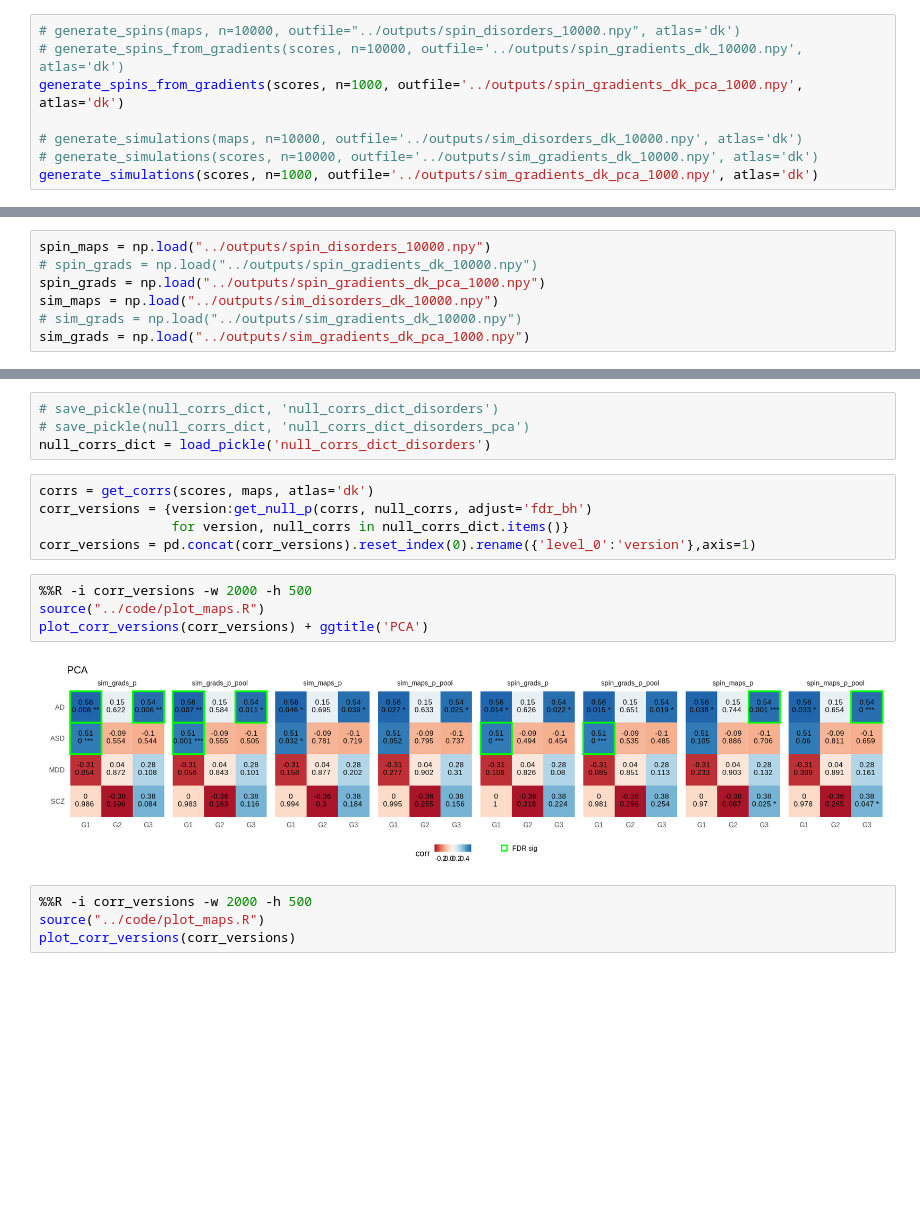
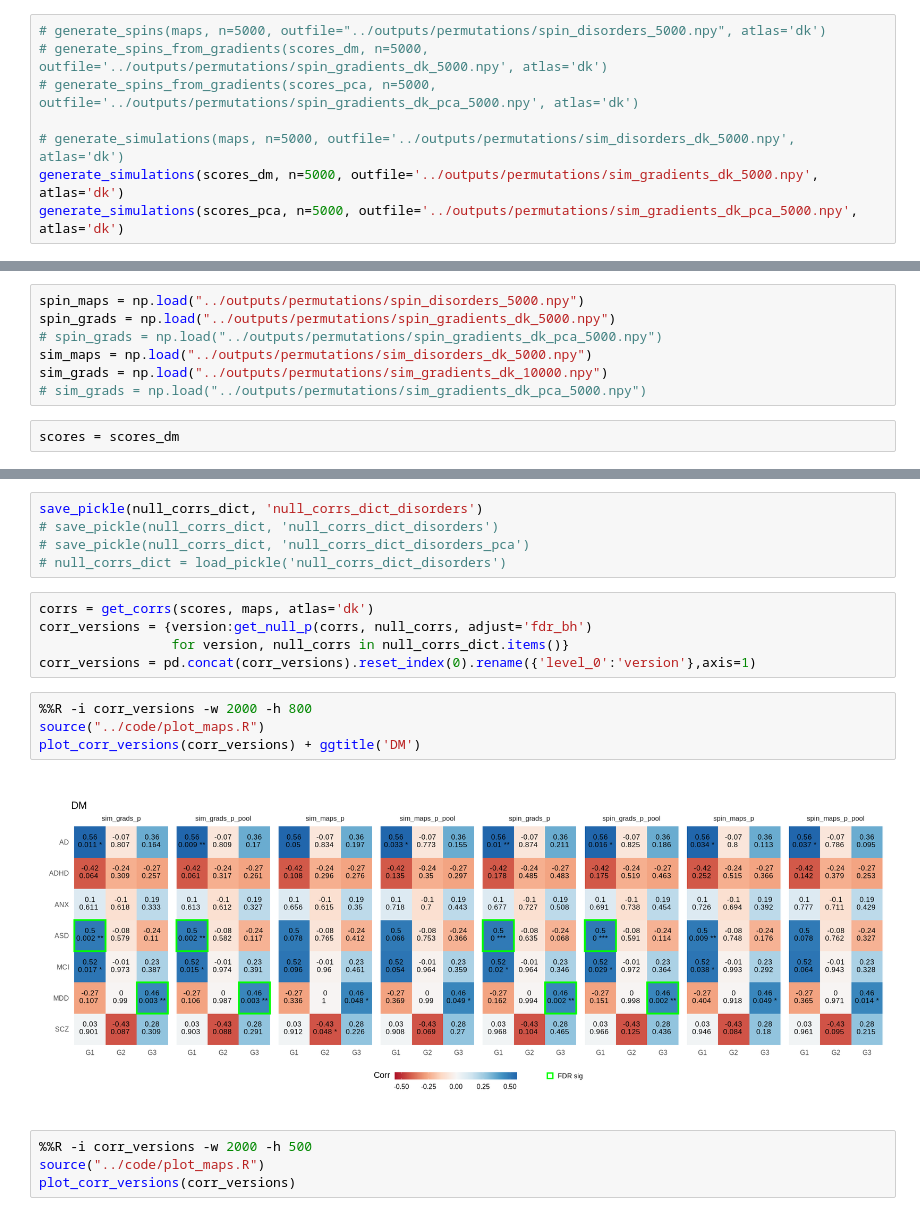
Before and after one commit to richardajdear/AHBA_gradients, a Jupyter notebook: notebooks/disorder_maps.ipynb, the cells around one changed output, grey strips where cells are left out. Saved outputs shown, nothing was run; the diff lists cells and outputs as text; blank space fills up the shorter version.

```diff
--- a/notebooks/disorder_maps.ipynb
+++ b/notebooks/disorder_maps.ipynb
@@ -53,8 +251,8 @@ get_corrs(scores, maps, atlas='dk')
 # %%
-# generate_spins(maps, n=10000, outfile="../outputs/spin_disorders_10000.npy", atlas='dk')
-# generate_spins_from_gradients(scores, n=10000, outfile='../outputs/spin_gradients_dk_10000.npy', atlas='dk')
-generate_spins_from_gradients(scores, n=1000, outfile='../outputs/spin_gradients_dk_pca_1000.npy', atlas='dk')
+# generate_spins(maps, n=5000, outfile="../outputs/permutations/spin_disorders_5000.npy", atlas='dk')
+# generate_spins_from_gradients(scores_dm, n=5000, outfile='../outputs/permutations/spin_gradients_dk_5000.npy', atlas='dk')
+# generate_spins_from_gradients(scores_pca, n=5000, outfile='../outputs/permutations/spin_gradients_dk_pca_5000.npy', atlas='dk')
 
-# generate_simulations(maps, n=10000, outfile='../outputs/sim_disorders_dk_10000.npy', atlas='dk')
-# generate_simulations(scores, n=10000, outfile='../outputs/sim_gradients_dk_10000.npy', atlas='dk')
-generate_simulations(scores, n=1000, outfile='../outputs/sim_gradients_dk_pca_1000.npy', atlas='dk')
+# generate_simulations(maps, n=5000, outfile='../outputs/permutations/sim_disorders_dk_5000.npy', atlas='dk')
+generate_simulations(scores_dm, n=5000, outfile='../outputs/permutations/sim_gradients_dk_5000.npy', atlas='dk')
+generate_simulations(scores_pca, n=5000, outfile='../outputs/permutations/sim_gradients_dk_pca_5000.npy', atlas='dk')
@@ -61,10 +261,12 @@ generate_simulations(scores, n=1000, outfile='../outputs/sim_gradients_dk_pca_10
 # %%
-spin_maps = np.load("../outputs/spin_disorders_10000.npy")
-# spin_grads = np.load("../outputs/spin_gradients_dk_10000.npy")
-spin_grads = np.load("../outputs/spin_gradients_dk_pca_1000.npy")
-sim_maps = np.load("../outputs/sim_disorders_dk_10000.npy")
-# sim_grads = np.load("../outputs/sim_gradients_dk_10000.npy")
-sim_grads = np.load("../outputs/sim_gradients_dk_pca_1000.npy")
+spin_maps = np.load("../outputs/permutations/spin_disorders_5000.npy")
+spin_grads = np.load("../outputs/permutations/spin_gradients_dk_5000.npy")
+# spin_grads = np.load("../outputs/permutations/spin_gradients_dk_pca_5000.npy")
+sim_maps = np.load("../outputs/permutations/sim_disorders_dk_5000.npy")
+sim_grads = np.load("../outputs/permutations/sim_gradients_dk_10000.npy")
+# sim_grads = np.load("../outputs/permutations/sim_gradients_dk_pca_5000.npy")
+# %%
+scores = scores_dm
 # %%
 null_corrs_dict = {}
 null_corrs_dict['spin_maps_p'] = corr_nulls_from_maps(spin_maps, scores, maps, method='pearson')
@@ -93,18 +281,19 @@ null_corrs_dict['sim_grads_p_pool'] = corr_nulls_from_grads(sim_grads, scores, m
 # %%
+save_pickle(null_corrs_dict, 'null_corrs_dict_disorders')
 # save_pickle(null_corrs_dict, 'null_corrs_dict_disorders')
 # save_pickle(null_corrs_dict, 'null_corrs_dict_disorders_pca')
-null_corrs_dict = load_pickle('null_corrs_dict_disorders')
+# null_corrs_dict = load_pickle('null_corrs_dict_disorders')
 # %%
 corrs = get_corrs(scores, maps, atlas='dk')
 corr_versions = {version:get_null_p(corrs, null_corrs, adjust='fdr_bh')
                  for version, null_corrs in null_corrs_dict.items()}
 corr_versions = pd.concat(corr_versions).reset_index(0).rename({'level_0':'version'},axis=1)
 # %%
-%%R -i corr_versions -w 2000 -h 500
+%%R -i corr_versions -w 2000 -h 800
 source("../code/plot_maps.R")
-plot_corr_versions(corr_versions) + ggtitle('PCA')
+plot_corr_versions(corr_versions) + ggtitle('DM')
 # %% [output]
-[figure, old version]
+[figure, new version]
 # %%
 %%R -i corr_versions -w 2000 -h 500
 source("../code/plot_maps.R")
```
Also changed, not shown: parts of 22 cells of this notebook, 20 other files.
